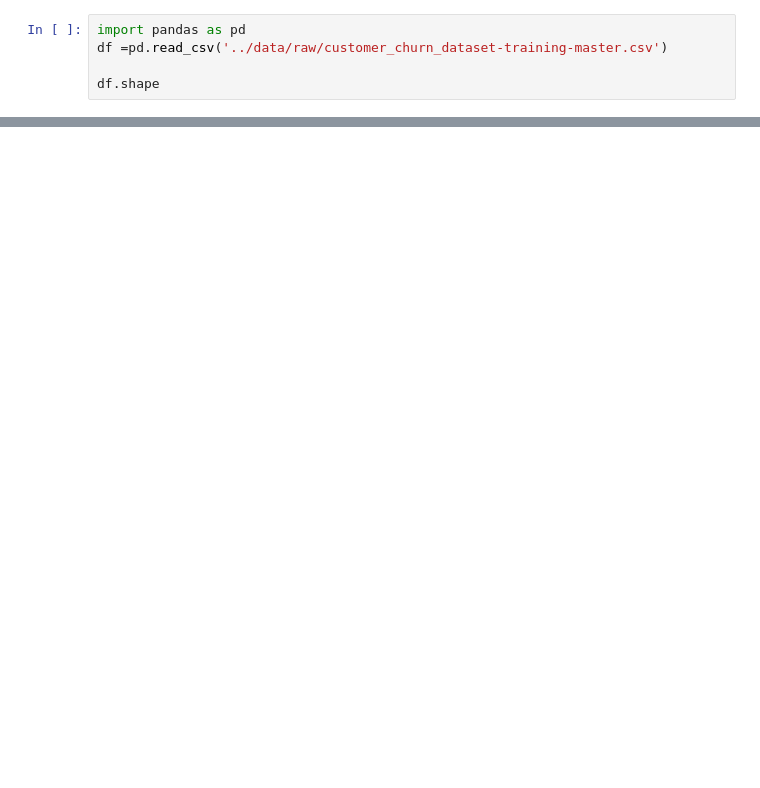
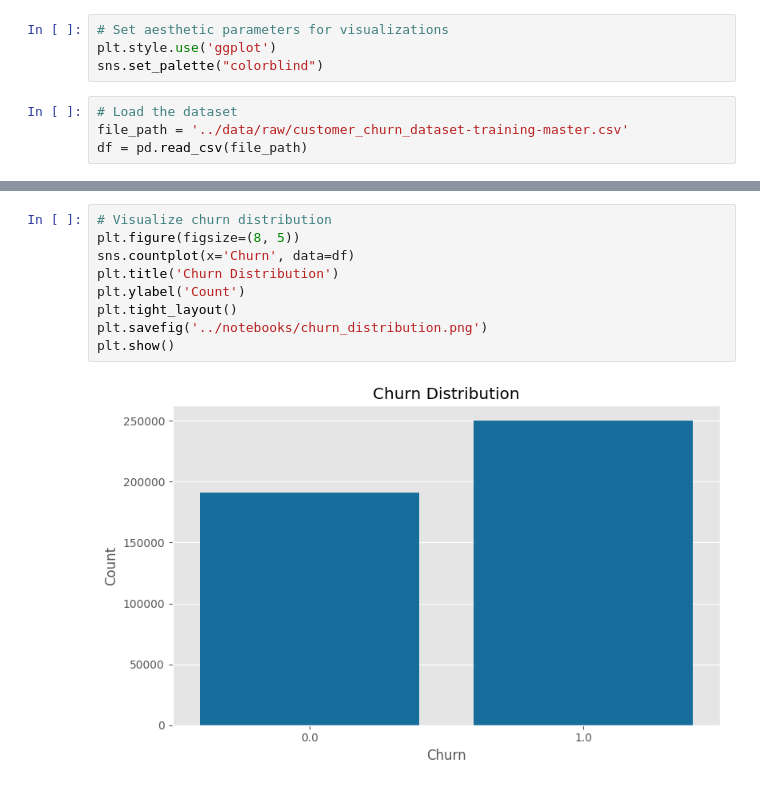
Before and after one commit to davidabad98/AIGC-5504-0NA-Final-Project, a Jupyter notebook: notebooks/01_data_exploration.ipynb.ipynb, the cells around one changed output, grey strips where cells are left out. Drawn from its saved outputs; the diff is of its cells as text; blank space fills up the shorter version.

```diff
--- a/notebooks/01_data_exploration.ipynb.ipynb
+++ b/notebooks/01_data_exploration.ipynb.ipynb
@@ -1,5 +8,8 @@
+# %%
+# Set aesthetic parameters for visualizations
+plt.style.use('ggplot')
+sns.set_palette("colorblind")
 # %%
-import pandas as pd
-df =pd.read_csv('../data/raw/customer_churn_dataset-training-master.csv')
-
-df.shape
+# Load the dataset
+file_path = '../data/raw/customer_churn_dataset-training-master.csv'
+df = pd.read_csv(file_path)
@@ -45,0 +128,11 @@ dtype: int64
+# %%
+# Visualize churn distribution
+plt.figure(figsize=(8, 5))
+sns.countplot(x='Churn', data=df)
+plt.title('Churn Distribution')
+plt.ylabel('Count')
+plt.tight_layout()
+plt.savefig('../notebooks/churn_distribution.png')
+plt.show()
+# %% [output]
+[figure, added]
```
Also changed, not shown: parts of 16 cells of this notebook, 20 other files.
